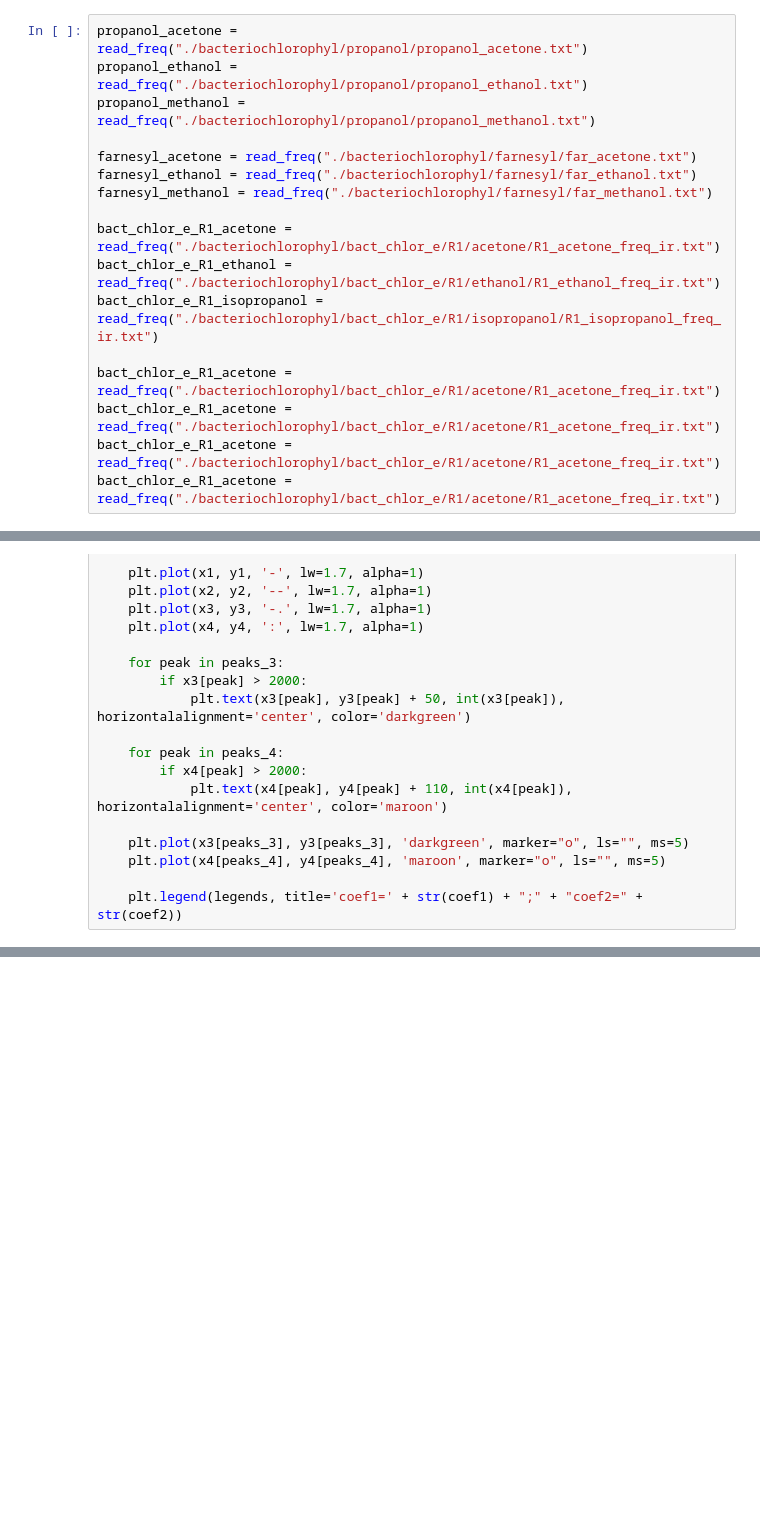
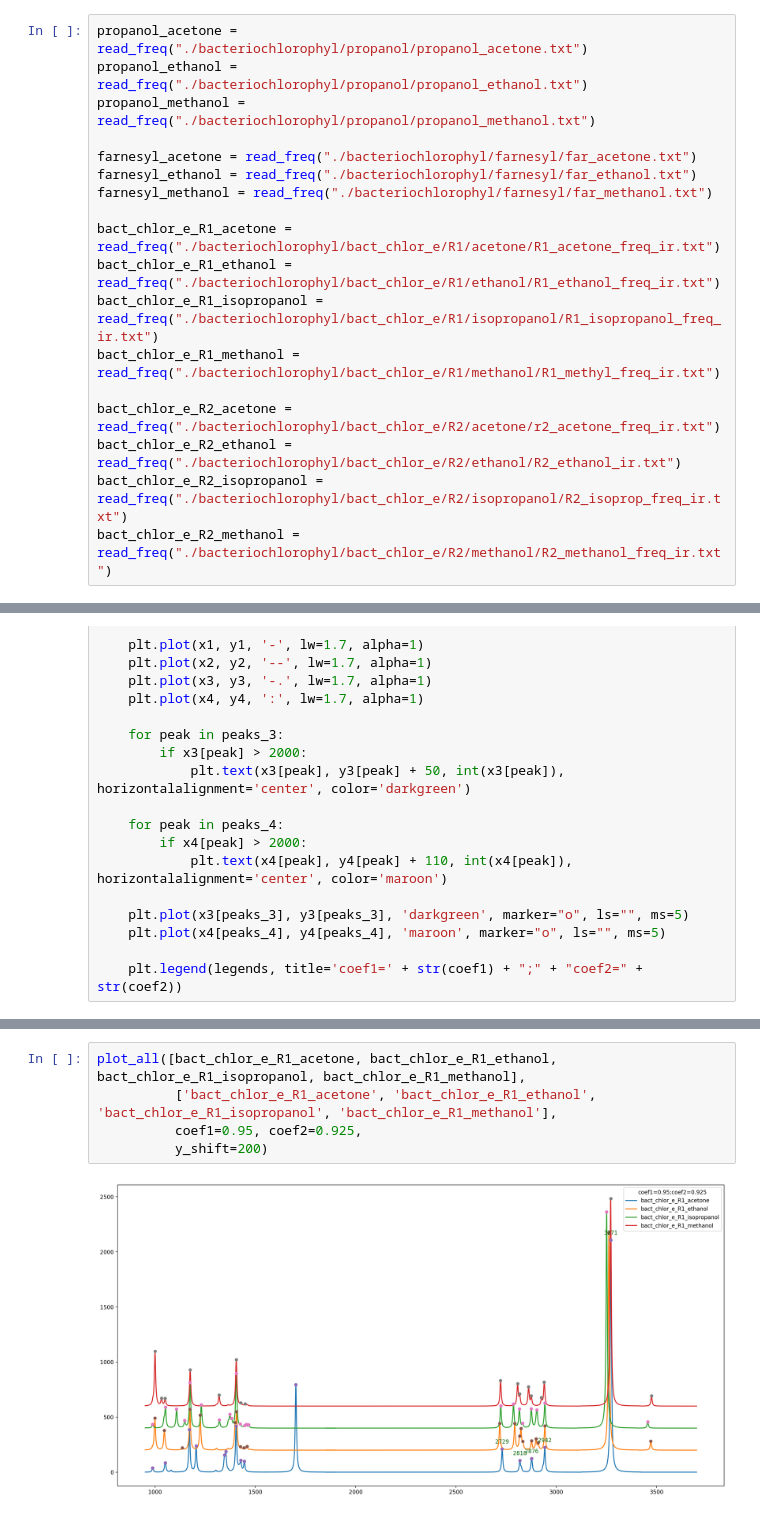
Before and after one commit to Westowl/spectrum-visualis, a Jupyter notebook: bacteriochlorophyl.ipynb, the cells around one changed output, grey strips where cells are left out. Drawn from its saved outputs; the diff is of its cells as text; blank space fills up the shorter version.

```diff
--- a/bacteriochlorophyl.ipynb
+++ b/bacteriochlorophyl.ipynb
@@ -26,11 +26,12 @@ farnesyl_methanol = read_freq("./bacteriochlorophyl/farnesyl/far_methanol.txt")
 bact_chlor_e_R1_acetone = read_freq("./bacteriochlorophyl/bact_chlor_e/R1/acetone/R1_acetone_freq_ir.txt")
 bact_chlor_e_R1_ethanol = read_freq("./bacteriochlorophyl/bact_chlor_e/R1/ethanol/R1_ethanol_freq_ir.txt")
 bact_chlor_e_R1_isopropanol = read_freq("./bacteriochlorophyl/bact_chlor_e/R1/isopropanol/R1_isopropanol_freq_ir.txt")
+bact_chlor_e_R1_methanol = read_freq("./bacteriochlorophyl/bact_chlor_e/R1/methanol/R1_methyl_freq_ir.txt")
 
-bact_chlor_e_R1_acetone = read_freq("./bacteriochlorophyl/bact_chlor_e/R1/acetone/R1_acetone_freq_ir.txt")
-bact_chlor_e_R1_acetone = read_freq("./bacteriochlorophyl/bact_chlor_e/R1/acetone/R1_acetone_freq_ir.txt")
-bact_chlor_e_R1_acetone = read_freq("./bacteriochlorophyl/bact_chlor_e/R1/acetone/R1_acetone_freq_ir.txt")
-bact_chlor_e_R1_acetone = read_freq("./bacteriochlorophyl/bact_chlor_e/R1/acetone/R1_acetone_freq_ir.txt")
+bact_chlor_e_R2_acetone = read_freq("./bacteriochlorophyl/bact_chlor_e/R2/acetone/r2_acetone_freq_ir.txt")
+bact_chlor_e_R2_ethanol = read_freq("./bacteriochlorophyl/bact_chlor_e/R2/ethanol/R2_ethanol_ir.txt")
+bact_chlor_e_R2_isopropanol = read_freq("./bacteriochlorophyl/bact_chlor_e/R2/isopropanol/R2_isoprop_freq_ir.txt")
+bact_chlor_e_R2_methanol = read_freq("./bacteriochlorophyl/bact_chlor_e/R2/methanol/R2_methanol_freq_ir.txt")
 # %%
 def plot_graph(df, legends, coef1=1, coef2=1):
     x = df['X'].map(lambda x: do_anharmonism_correction(x, coef1, coef2))
@@ -165,0 +183,7 @@ plot_all([propanol_acetone, propanol_ethanol, propanol_methanol],
+# %%
+plot_all([bact_chlor_e_R1_acetone, bact_chlor_e_R1_ethanol, bact_chlor_e_R1_isopropanol, bact_chlor_e_R1_methanol],
+          ['bact_chlor_e_R1_acetone', 'bact_chlor_e_R1_ethanol', 'bact_chlor_e_R1_isopropanol', 'bact_chlor_e_R1_methanol'],
+          coef1=0.95, coef2=0.925,
+          y_shift=200)
+# %% [output]
+[figure, added]
```
Also changed, not shown: parts of 5 cells of this notebook.
